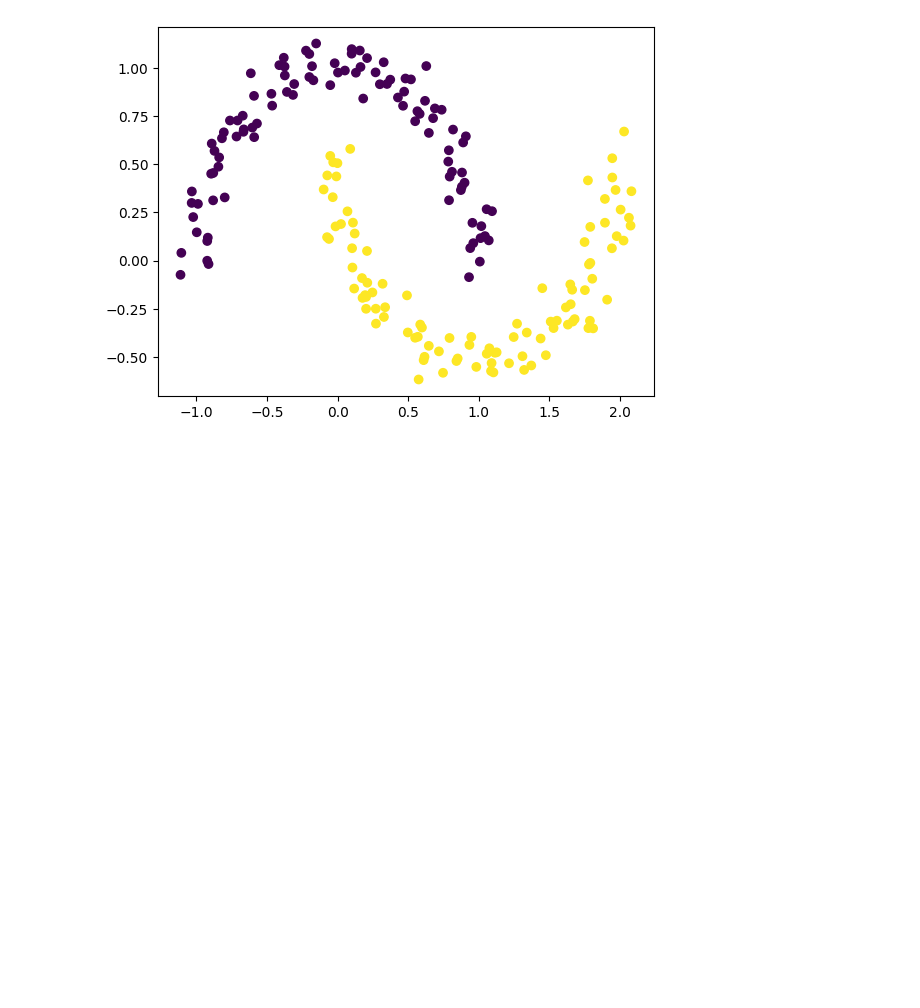
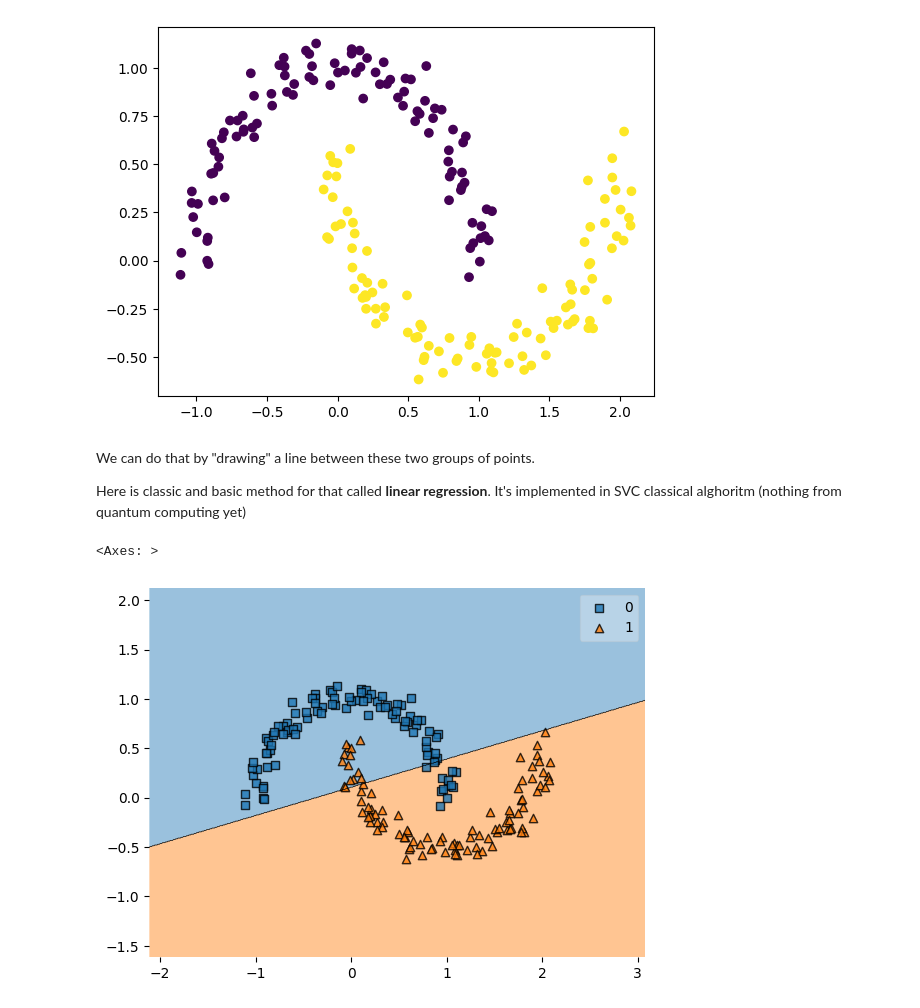
Before and after one commit to jozef-kasprzycki/quantum_ai, a Jupyter notebook: main.ipynb, the cells around one changed output. Saved outputs shown, nothing was run; the diff lists cells and outputs as text; code cells hidden in the pictures; blank space fills up the shorter version.

```diff
--- a/main.ipynb
+++ b/main.ipynb
@@ -17,7 +17,14 @@
 # Imports for data loader & vizualizations
 from sklearn.datasets import make_moons
 
-# Randomly choosen number ti init randomness
+# Randomly choosen number to init randomness
 random_seed = 1829
 
-X, y = make_moons(n_samples=200, noise=.08, random_state=random_seed)
+X, y = make_moons(
+    n_samples=200, # Defining number of samples to generate
+    noise=.08, # Noise is the value of how much points will be scattered on graph
+    random_state=random_seed
+)
+
+# Print shapes of generated datasets
+X.shape, y.shape
@@ -31,3 +45,17 @@ plt.scatter(X[:,0], X[:,1], c=y)
 # %% [output]
 <matplotlib.collections.PathCollection at 0x...>
 [figure]
+# %% [markdown]
+We can do that by "drawing" a line between these two groups of points.
+
+Here is classic and basic method for that called **linear regression**. It's implemented in SVC classical alghoritm (nothing from quantum computing yet)
+# %%
+from sklearn.svm import SVC
+from mlxtend.plotting import plot_decision_regions
+
+svc = SVC(kernel='linear', C=100)
+svc.fit(X, y)
+plot_decision_regions(X, y, svc)
+# %% [output]
+<Axes: >
+[figure, added]
```
Also changed, not shown: parts of 3 cells of this notebook.
